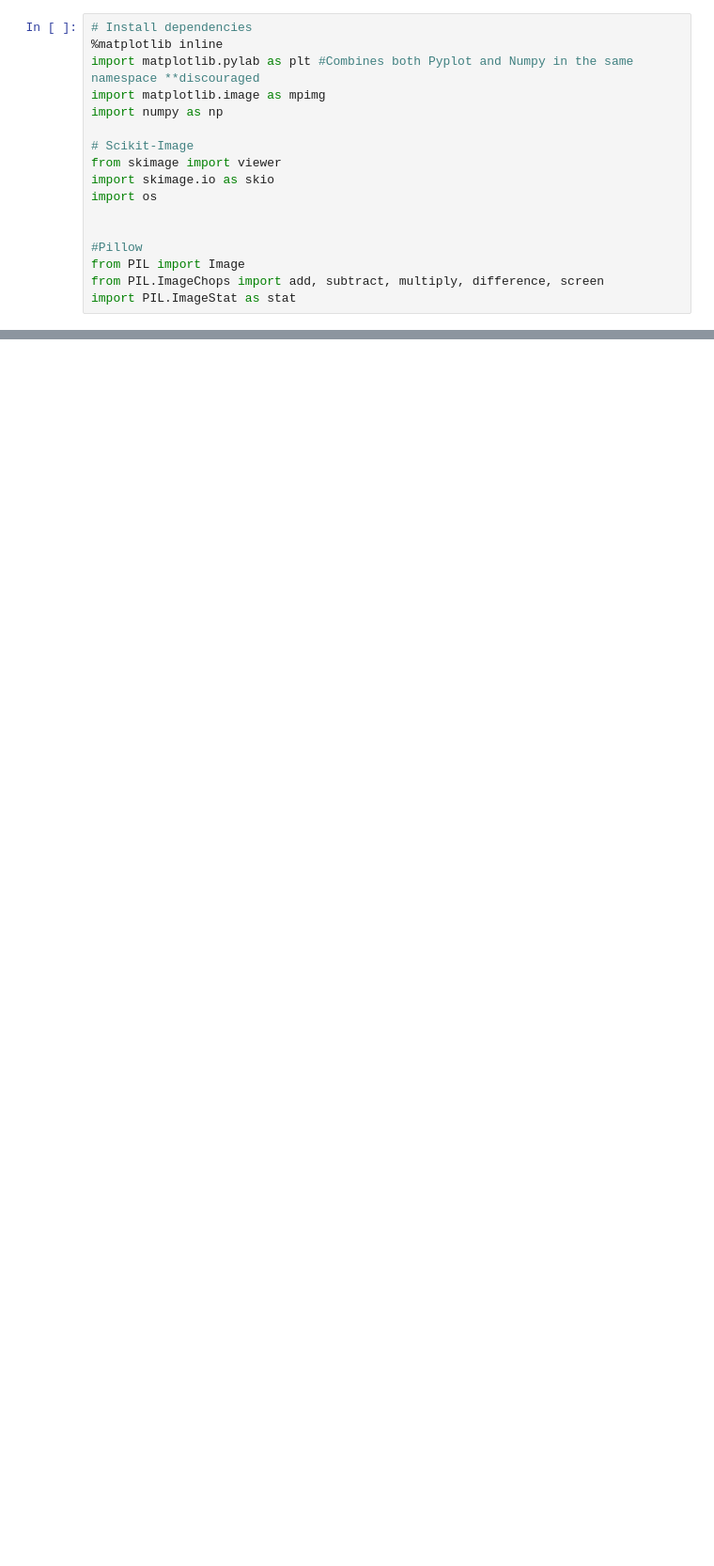
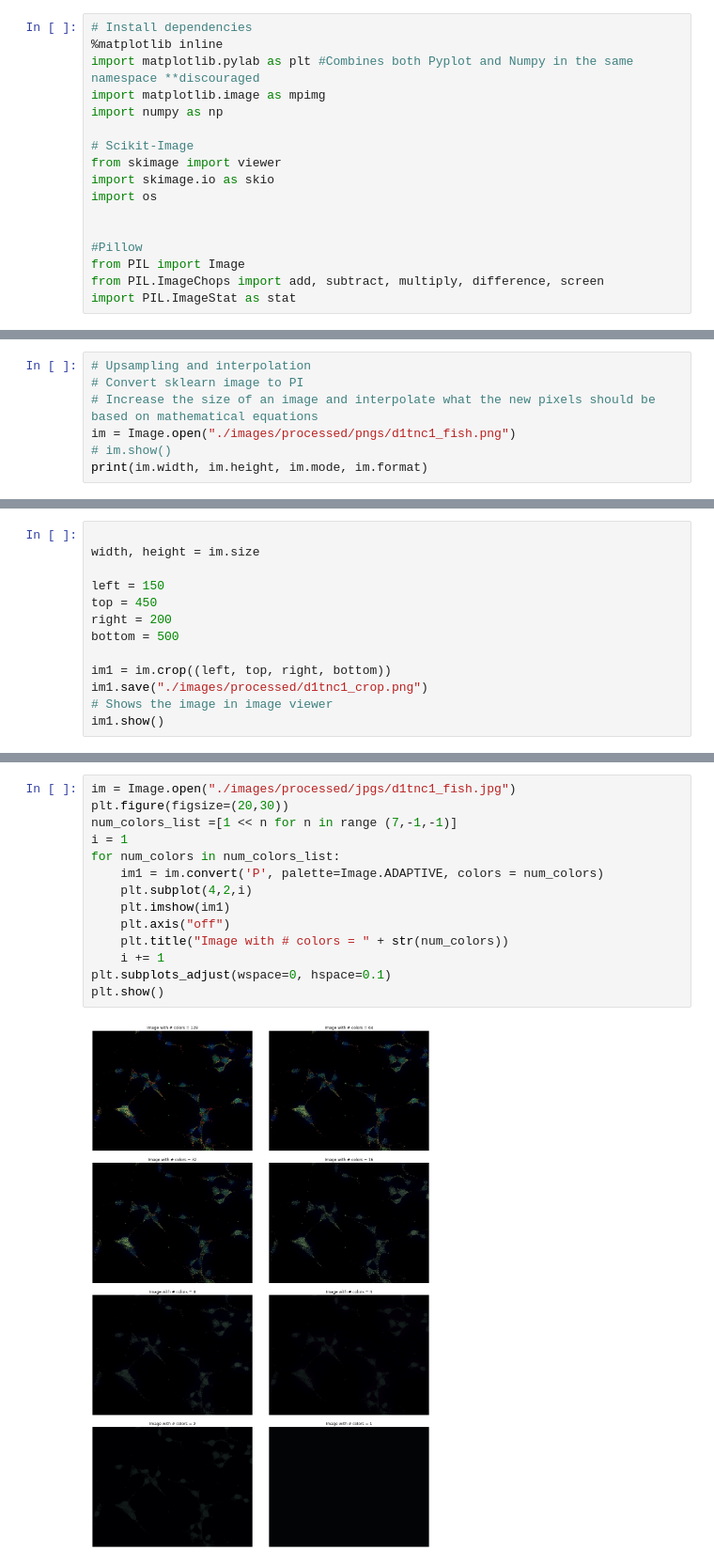
Before and after one commit to lilstarhunter/AutoQuant_RNAscope, a Jupyter notebook: wip-impy/img_process.ipynb, the cells around one changed output, grey strips where cells are left out. Shown: that part at 94% size. Saved outputs shown, nothing was run; the diff lists cells and outputs as text; blank space fills up the shorter version.

```diff
--- a/wip-impy/img_process.ipynb
+++ b/wip-impy/img_process.ipynb
@@ -35,0 +18,7 @@ SyntaxError: Missing parentheses in call to 'print'. Did you mean print("A jpeg
+# %%
+# Upsampling and interpolation
+# Convert sklearn image to PI
+# Increase the size of an image and interpolate what the new pixels should be based on mathematical equations
+im = Image.open("./images/processed/pngs/d1tnc1_fish.png")
+# im.show()
+print(im.width, im.height, im.mode, im.format)
@@ -35,0 +27,13 @@ SyntaxError: Missing parentheses in call to 'print'. Did you mean print("A jpeg
+# %%
+
+width, height = im.size
+
+left = 150
+top = 450
+right = 200
+bottom = 500
+
+im1 = im.crop((left, top, right, bottom))
+im1.save("./images/processed/d1tnc1_crop.png")
+# Shows the image in image viewer
+im1.show()
@@ -35,0 +81,16 @@ SyntaxError: Missing parentheses in call to 'print'. Did you mean print("A jpeg
+# %%
+im = Image.open("./images/processed/jpgs/d1tnc1_fish.jpg")
+plt.figure(figsize=(20,30))
+num_colors_list =[1 << n for n in range (7,-1,-1)]
+i = 1
+for num_colors in num_colors_list:
+    im1 = im.convert('P', palette=Image.ADAPTIVE, colors = num_colors)
+    plt.subplot(4,2,i)
+    plt.imshow(im1)
+    plt.axis("off")
+    plt.title("Image with # colors = " + str(num_colors))
+    i += 1
+plt.subplots_adjust(wspace=0, hspace=0.1)
+plt.show()
+# %% [output]
+[figure, added]
```
Also changed, not shown: parts of 7 cells of this notebook, 11 other files.
